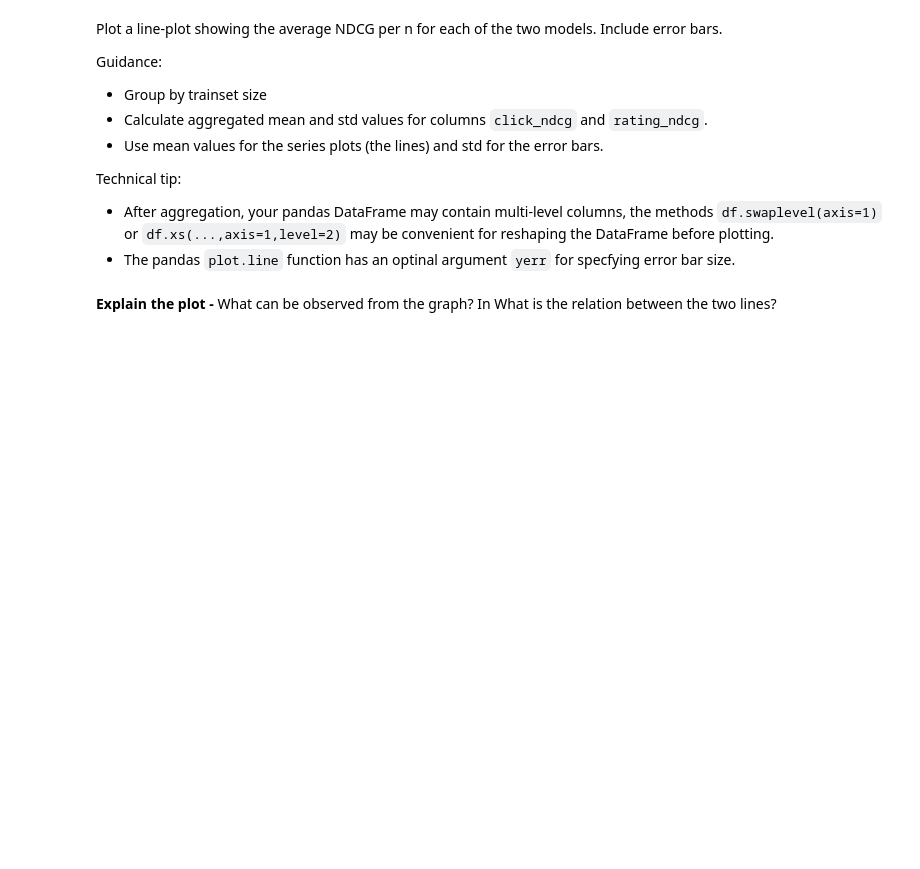
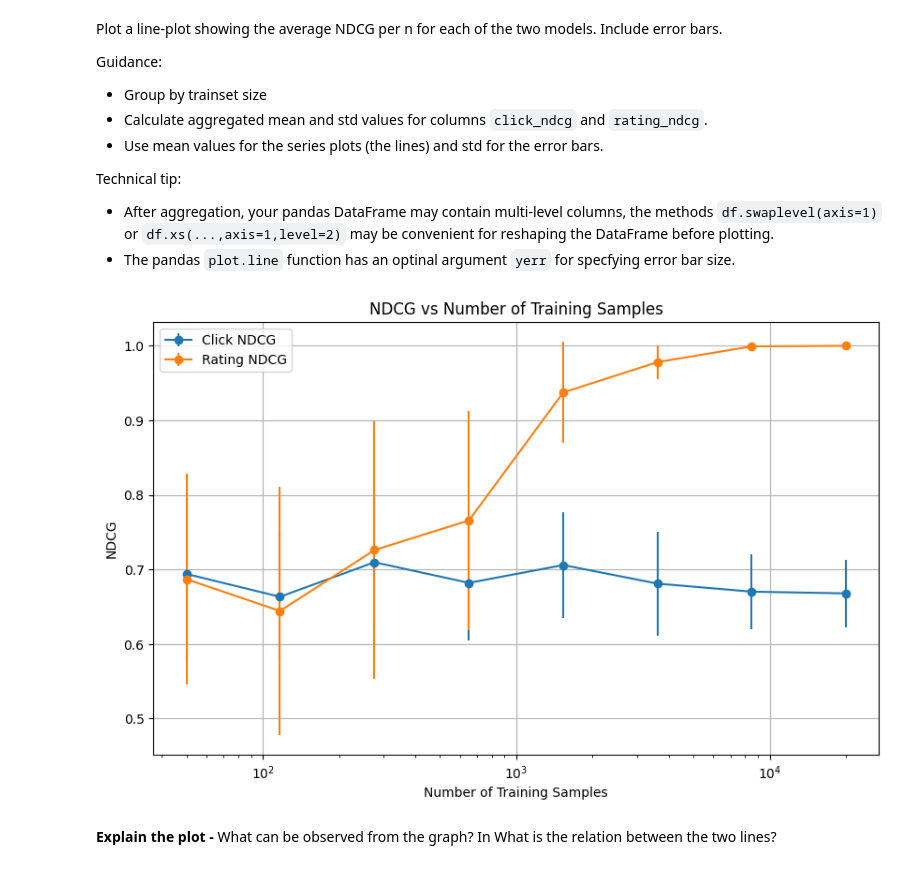
Before and after one commit to ashalem/ML_Human, a Jupyter notebook: WS3_2024_students.ipynb, the cells around one changed output. Saved outputs shown, nothing was run; the diff lists cells and outputs as text; code cells hidden in the pictures; blank space fills up the shorter version.

```diff
--- a/WS3_2024_students.ipynb
+++ b/WS3_2024_students.ipynb
@@ -435,7 +488,6 @@ results_df = []
 for train_set_size in train_set_sizes:
     for repetition in range(20):
         rounded_size = int(train_set_size)
-        print(rounded_size)
         train_set = rate_click_env.generate_training_set(n_samples=rounded_size)
         train_set_ratings_x, train_set_ratings_y = rate_click_env.build_X_y_matrices(train_set, 'rating', rate_click_env.FEATURE_COLUMNS)
         train_set_click_x, train_set_click_y = rate_click_env.build_X_y_matrices(train_set, 'click', rate_click_env.FEATURE_COLUMNS)
@@ -448,8 +500,8 @@ for train_set_size in train_set_sizes:
         click_ndcg = rate_click_env.ndcg_10(eval_set_ratings_y, y_predicted_click)
         rating_ndcg = rate_click_env.ndcg_10(eval_set_ratings_y, y_predicted_rating)
 
-        new_row = {'n_samples': rounded_size, 'repetition': repetition, 'click_ndcg': click_ndcg, 'rating_ndcg': rating_ndcg}
-        results_df = results_df.append(new_row, ignore_index=True)
+        new_row = {'n_samples': rounded_size, 'repetition': repetition+1, 'click_ndcg': click_ndcg, 'rating_ndcg': rating_ndcg}
+        results_df.append(new_row)
 
 results_df = pd.DataFrame(results_df)
 
@@ -485,3 +547,23 @@ Technical tip:
+# %%
+## YOUR SOLUTION
+
+
+agg_results = results_df.groupby('n_samples').agg({'click_ndcg': ['mean', 'std'], 'rating_ndcg': ['mean', 'std']})
+
+agg_results.columns = ['_'.join(col).strip() for col in agg_results.columns.values]
+
+plt.figure(figsize=(10, 6))
+plt.errorbar(agg_results.index, agg_results['click_ndcg_mean'], yerr=agg_results['click_ndcg_std'], label='Click NDCG', marker='o')
+plt.errorbar(agg_results.index, agg_results['rating_ndcg_mean'], yerr=agg_results['rating_ndcg_std'], label='Rating NDCG', marker='o')
+plt.xscale('log')
+plt.xlabel('Number of Training Samples')
+plt.ylabel('NDCG')
+plt.title('NDCG vs Number of Training Samples')
+plt.legend()
+plt.grid(True)
+plt.show()
+# %% [output]
+[figure, added]
 # %% [markdown]
 **Explain the plot -** What can be observed from the graph? In What is the relation between the two lines?
 # %% [markdown]
```
Also changed, not shown: parts of 14 cells of this notebook.
